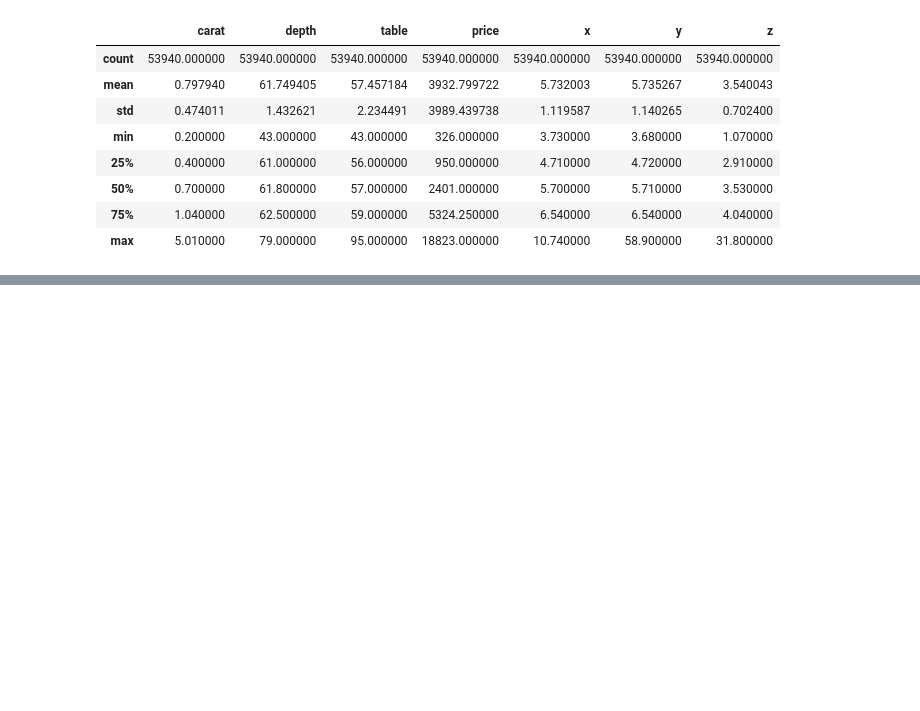
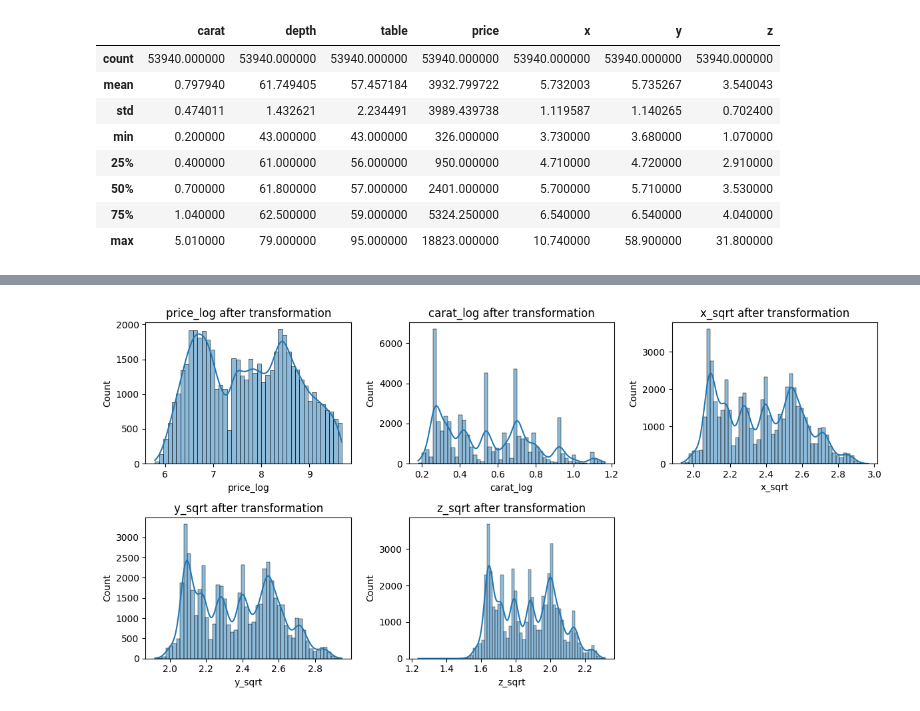
Before and after one commit to Aishwarya-byte21/Diamond-Price-Prediction, a Jupyter notebook: Diamonds.ipynb, the cells around one changed output, grey strips where cells are left out. Drawn from its saved outputs; the diff is of its cells as text; code cells hidden in the pictures; blank space fills up the shorter version.

```diff
--- a/Diamonds.ipynb
+++ b/Diamonds.ipynb
@@ -886,0 +235,3 @@ pickle.dump(scaler_cluster, open("cluster_scaler.pkl", "wb"))
+# %%
+df_clean['price_log'] = np.log1p(df_clean['price'])
+df_clean['carat_log'] = np.log1p(df_clean['carat'])
@@ -886,0 +249,4 @@ pickle.dump(scaler_cluster, open("cluster_scaler.pkl", "wb"))
+# %%
+df_clean['x_sqrt'] = np.sqrt(df_clean['x'])
+df_clean['y_sqrt'] = np.sqrt(df_clean['y'])
+df_clean['z_sqrt'] = np.sqrt(df_clean['z'])
@@ -886,0 +295,11 @@ pickle.dump(scaler_cluster, open("cluster_scaler.pkl", "wb"))
+# %%
+plt.figure(figsize=(12,6))
+for i, col in enumerate(['price_log','carat_log','x_sqrt','y_sqrt','z_sqrt']):
+    plt.subplot(2,3,i+1)
+    sns.histplot(df_clean[col], kde=True)
+    plt.title(f'{col} after transformation')
+
+plt.tight_layout()
+plt.show()
+# %% [output]
+[figure, added]
```
Also changed, not shown: parts of 142 cells of this notebook.
